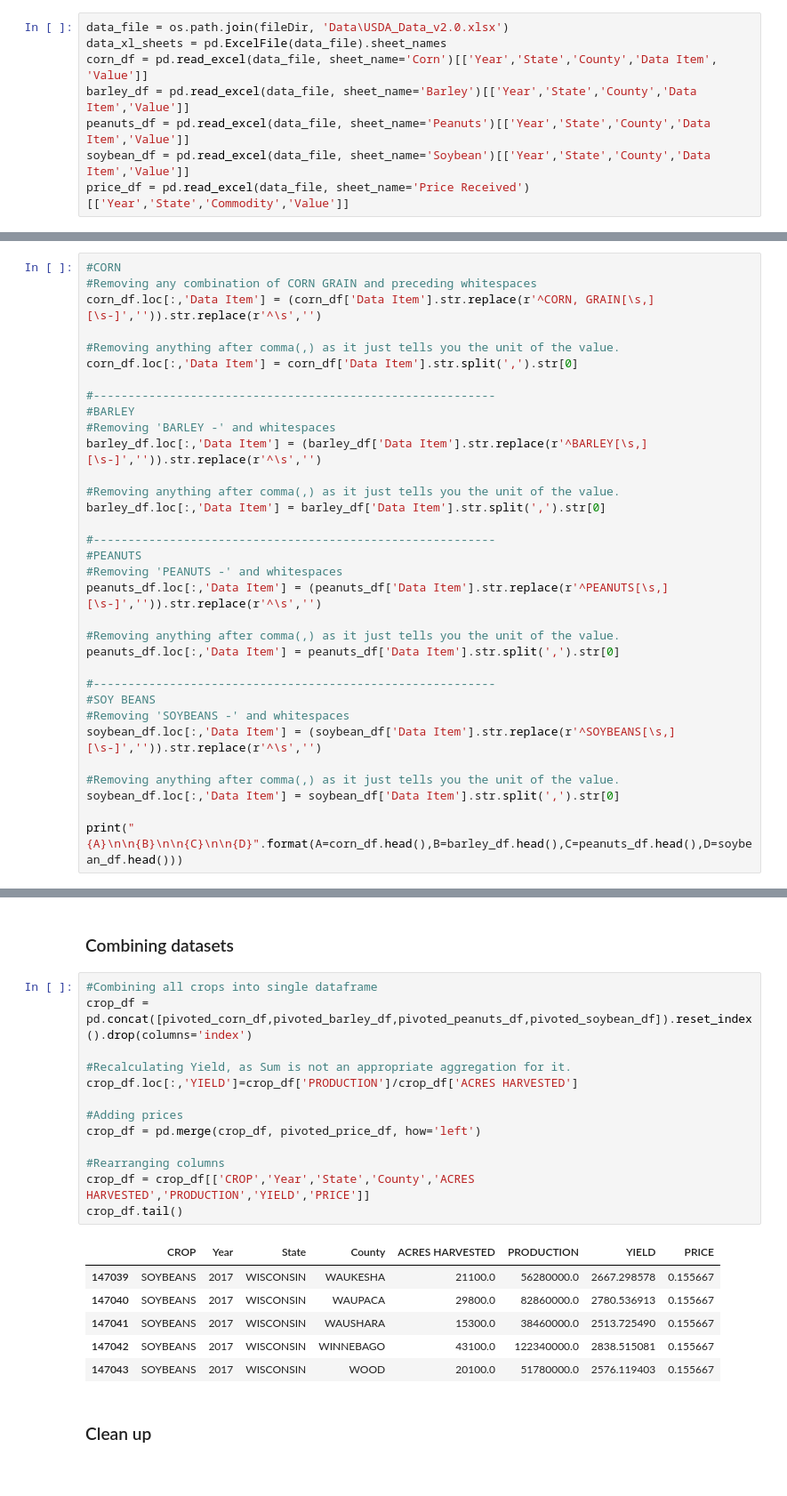
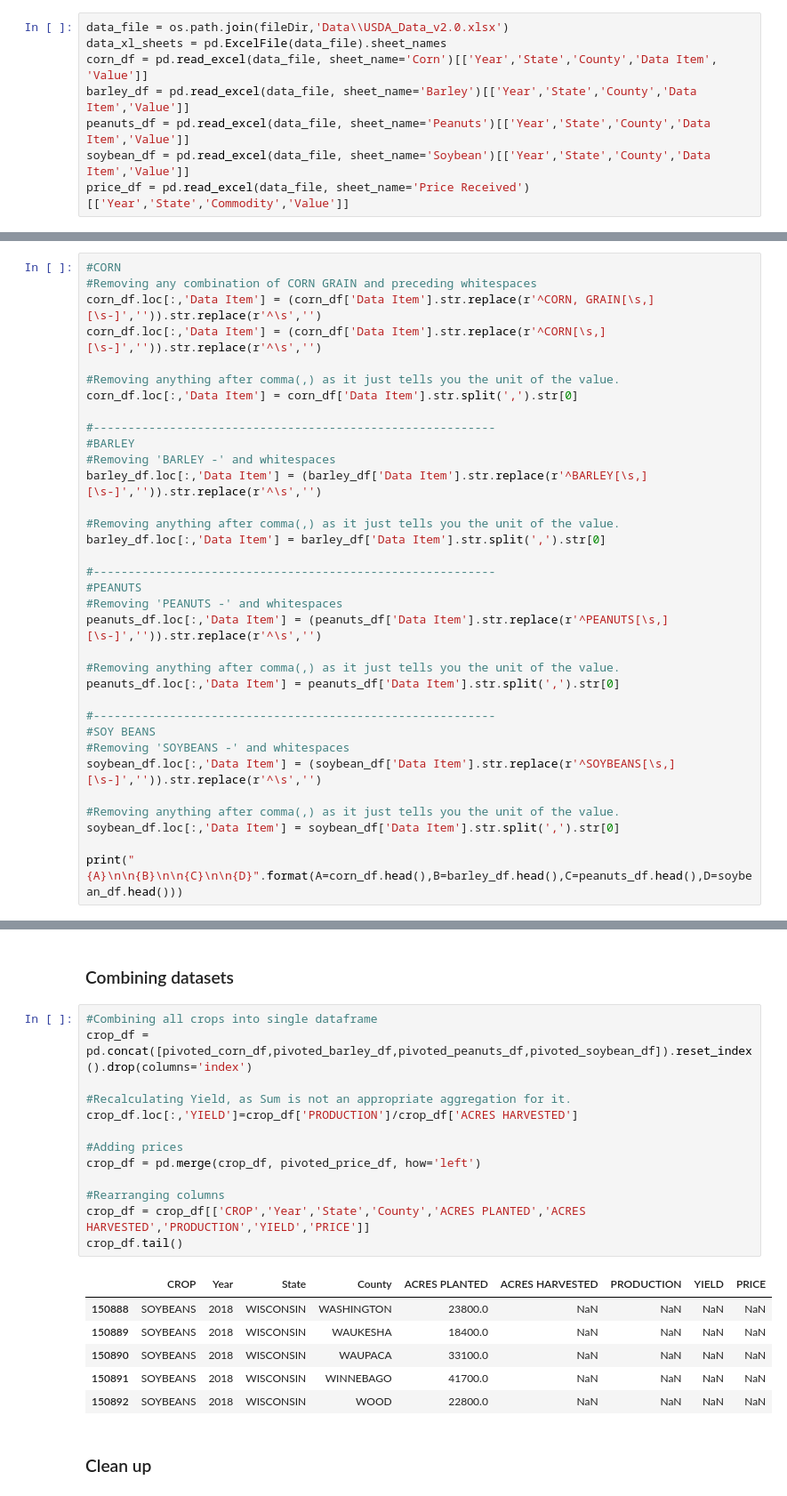
Before and after one commit to patelamol/springboard, a Jupyter notebook: Capstone 1/Scripts/Capstone1 - Data Wrangling v2.ipynb, the cells around one changed output, grey strips where cells are left out. Shown at 89% size. Saved outputs shown, nothing was run; the diff lists cells and outputs as text.

```diff
--- a/Capstone 1/Scripts/Capstone1 - Data Wrangling v2.ipynb
+++ b/Capstone 1/Scripts/Capstone1 - Data Wrangling v2.ipynb
@@ -24,7 +24,7 @@ import matplotlib.pyplot as plt
 
 fileDir = os.path.dirname(os.path.abspath(''))
 # %%
-data_file = os.path.join(fileDir, 'Data\USDA_Data_v2.0.xlsx')
+data_file = os.path.join(fileDir,'Data\\USDA_Data_v2.0.xlsx')
 data_xl_sheets = pd.ExcelFile(data_file).sheet_names
 corn_df = pd.read_excel(data_file, sheet_name='Corn')[['Year','State','County','Data Item', 'Value']]
 barley_df = pd.read_excel(data_file, sheet_name='Barley')[['Year','State','County','Data Item','Value']]
@@ -61,6 +62,7 @@ But before that we need to shorten up values so that column names are short enou
 #CORN
 #Removing any combination of CORN GRAIN and preceding whitespaces
 corn_df.loc[:,'Data Item'] = (corn_df['Data Item'].str.replace(r'^CORN, GRAIN[\s,][\s-]','')).str.replace(r'^\s','')
+corn_df.loc[:,'Data Item'] = (corn_df['Data Item'].str.replace(r'^CORN[\s,][\s-]','')).str.replace(r'^\s','')
 
 #Removing anything after comma(,) as it just tells you the unit of the value.
 corn_df.loc[:,'Data Item'] = corn_df['Data Item'].str.split(',').str[0]
@@ -191,23 +193,23 @@ pivoted_price_df.head()
 # %%
 #Combining all crops into single dataframe
 crop_df = pd.concat([pivoted_corn_df,pivoted_barley_df,pivoted_peanuts_df,pivoted_soybean_df]).reset_index().drop(columns='index')
 
 #Recalculating Yield, as Sum is not an appropriate aggregation for it.
 crop_df.loc[:,'YIELD']=crop_df['PRODUCTION']/crop_df['ACRES HARVESTED']
 
 #Adding prices
 crop_df = pd.merge(crop_df, pivoted_price_df, how='left')
 
 #Rearranging columns
-crop_df = crop_df[['CROP','Year','State','County','ACRES HARVESTED','PRODUCTION','YIELD','PRICE']]
+crop_df = crop_df[['CROP','Year','State','County','ACRES PLANTED','ACRES HARVESTED','PRODUCTION','YIELD','PRICE']]
 crop_df.tail()
 # %% [output]
-|  | CROP | Year | State | County | ACRES HARVESTED | PRODUCTION | YIELD | PRICE |
-| 147039 | SOYBEANS | 2017 | WISCONSIN | WAUKESHA | 21100.0 | 56280000.0 | 2667.298578 | 0.155667 |
-| 147040 | SOYBEANS | 2017 | WISCONSIN | WAUPACA | 29800.0 | 82860000.0 | 2780.536913 | 0.155667 |
-| 147041 | SOYBEANS | 2017 | WISCONSIN | WAUSHARA | 15300.0 | 38460000.0 | 2513.725490 | 0.155667 |
-| 147042 | SOYBEANS | 2017 | WISCONSIN | WINNEBAGO | 43100.0 | 122340000.0 | 2838.515081 | 0.155667 |
-| 147043 | SOYBEANS | 2017 | WISCONSIN | WOOD | 20100.0 | 51780000.0 | 2576.119403 | 0.155667 |
+|  | CROP | Year | State | County | ACRES PLANTED | ACRES HARVESTED | PRODUCTION | YIELD | PRICE |
+| 150888 | SOYBEANS | 2018 | WISCONSIN | WASHINGTON | 23800.0 | NaN | NaN | NaN | NaN |
+| 150889 | SOYBEANS | 2018 | WISCONSIN | WAUKESHA | 18400.0 | NaN | NaN | NaN | NaN |
+| 150890 | SOYBEANS | 2018 | WISCONSIN | WAUPACA | 33100.0 | NaN | NaN | NaN | NaN |
+| 150891 | SOYBEANS | 2018 | WISCONSIN | WINNEBAGO | 41700.0 | NaN | NaN | NaN | NaN |
+| 150892 | SOYBEANS | 2018 | WISCONSIN | WOOD | 22800.0 | NaN | NaN | NaN | NaN |
 # %% [markdown]
 ### Clean up
 # %% [markdown]
```
Also changed, not shown: parts of 16 cells of this notebook, 2 other files.
